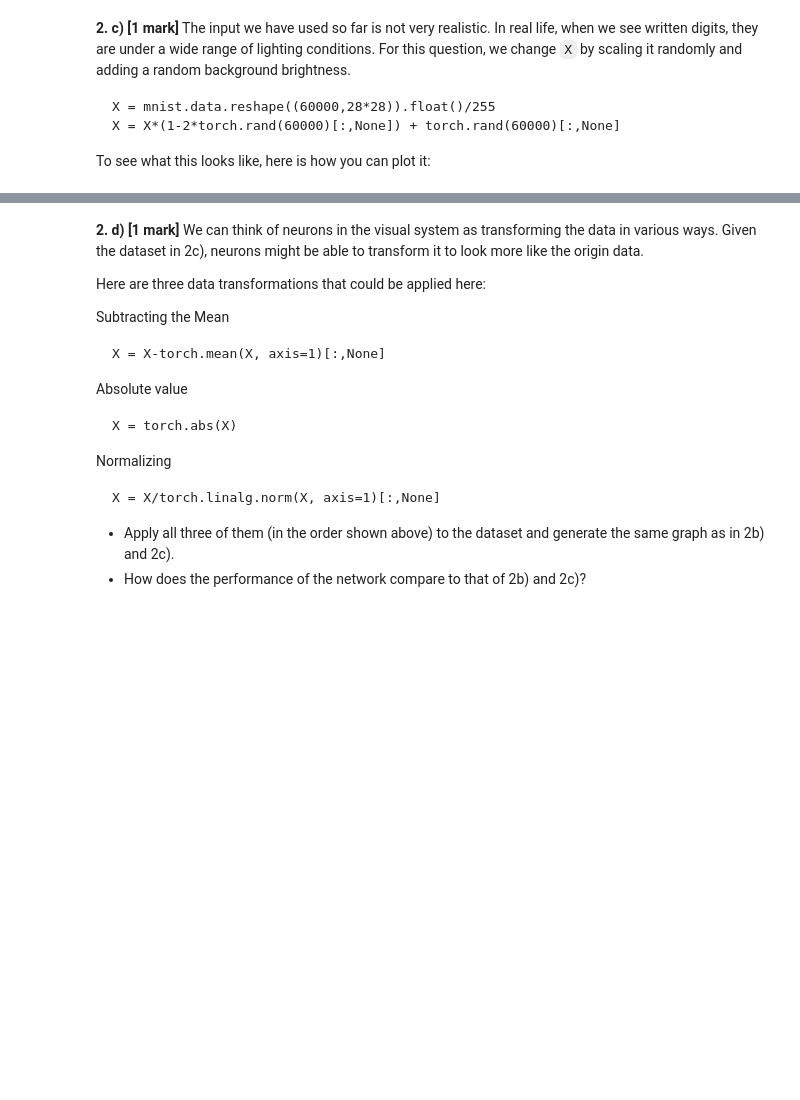
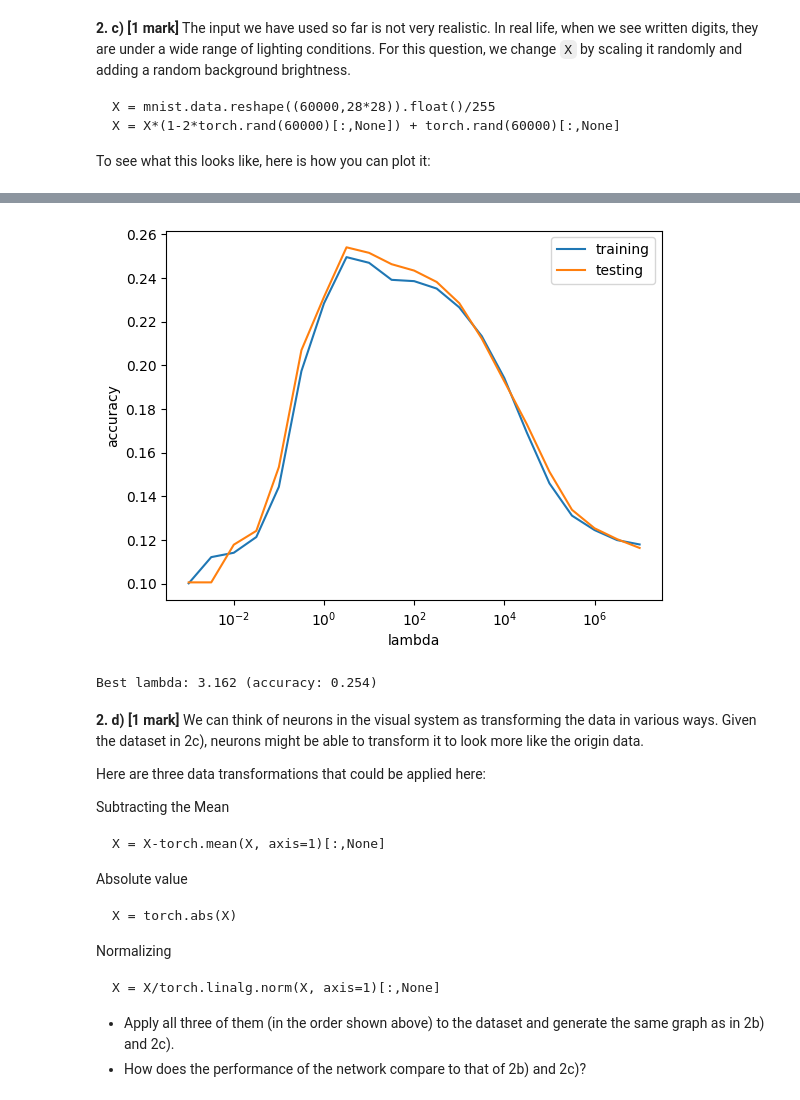
Before and after one commit to draymond63/syde-552, a Jupyter notebook: assignment2.ipynb, the cells around one changed output, grey strips where cells are left out. Drawn from its saved outputs; the diff is of its cells as text; code cells hidden in the pictures; blank space fills up the shorter version.

```diff
--- a/assignment2.ipynb
+++ b/assignment2.ipynb
@@ -133,3 +205,11 @@ for i in range(24):
+# %%
+lambdas = np.logspace(-3, 7, 21)
+training, testing = plot_lambda_accuracies(X, T, lambdas)
+best_lambda = lambdas[np.argmax(testing)]
+print(f'Best lambda: {best_lambda:.3f} (accuracy: {max(testing):.3f})')
+# %% [output]
+[figure, added]
+Best lambda: 3.162 (accuracy: 0.254)
 # %% [markdown]
 **2. d) [1 mark]** We can think of neurons in the visual system as transforming the data in various ways.  Given the dataset in 2c), neurons might be able to transform it to look more like the origin data.
 
```
Also changed, not shown: parts of 10 cells of this notebook, 1 other file.
